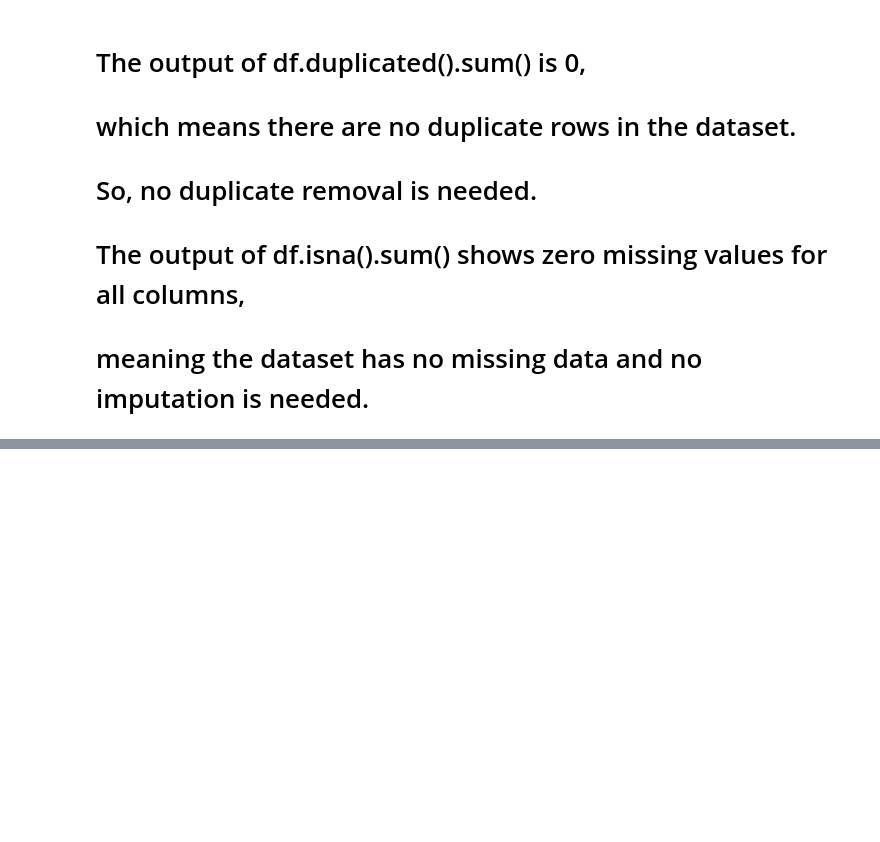
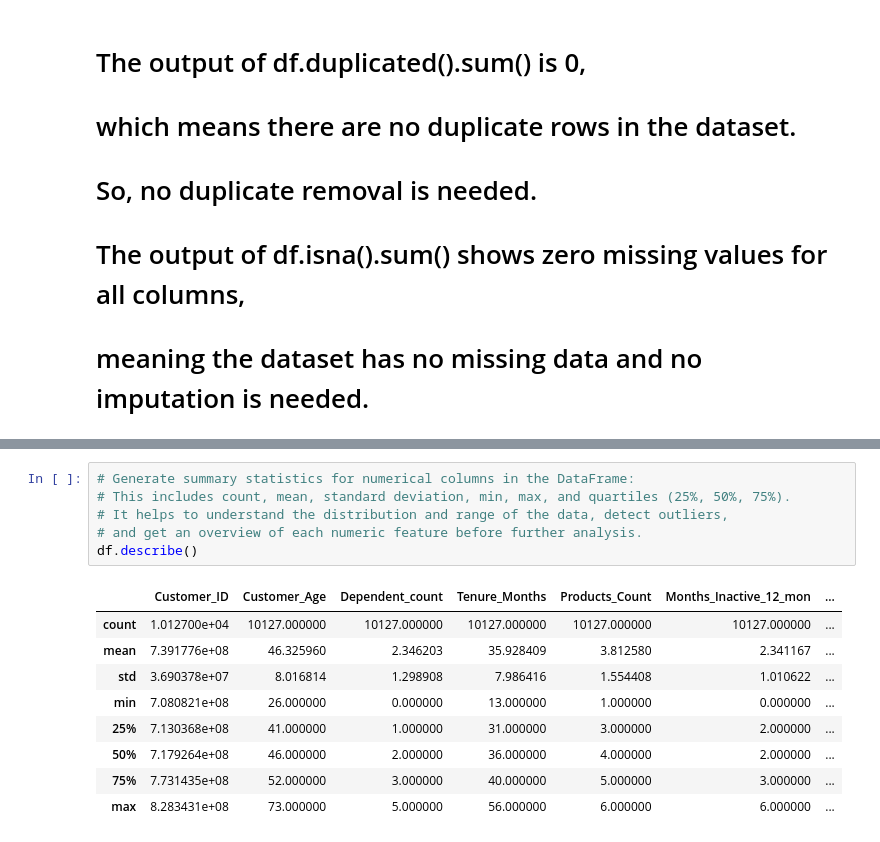
Before and after one commit to CeliaPires/Credit-Card, a Jupyter notebook: jupyter_notebooks/01_etl_pipeline.ipynb, the cells around one changed output, grey strips where cells are left out. Saved outputs shown, nothing was run; the diff lists cells and outputs as text; blank space fills up the shorter version.

```diff
--- a/jupyter_notebooks/01_etl_pipeline.ipynb
+++ b/jupyter_notebooks/01_etl_pipeline.ipynb
@@ -170,0 +245,16 @@ np.int64(0)
+# %%
+# Generate summary statistics for numerical columns in the DataFrame:
+# This includes count, mean, standard deviation, min, max, and quartiles (25%, 50%, 75%).
+# It helps to understand the distribution and range of the data, detect outliers,
+# and get an overview of each numeric feature before further analysis.
+df.describe()
+# %% [output]
+|  | Customer_ID | Customer_Age | Dependent_count | Tenure_Months | Products_Count | Months_Inactive_12_mon | ... |
+| count | 1.012700e+04 | 10127.000000 | 10127.000000 | 10127.000000 | 10127.000000 | 10127.000000 | ... |
+| mean | 7.391776e+08 | 46.325960 | 2.346203 | 35.928409 | 3.812580 | 2.341167 | ... |
+| std | 3.690378e+07 | 8.016814 | 1.298908 | 7.986416 | 1.554408 | 1.010622 | ... |
+| min | 7.080821e+08 | 26.000000 | 0.000000 | 13.000000 | 1.000000 | 0.000000 | ... |
+| 25% | 7.130368e+08 | 41.000000 | 1.000000 | 31.000000 | 3.000000 | 2.000000 | ... |
+| 50% | 7.179264e+08 | 46.000000 | 2.000000 | 36.000000 | 4.000000 | 2.000000 | ... |
+| 75% | 7.731435e+08 | 52.000000 | 3.000000 | 40.000000 | 5.000000 | 3.000000 | ... |
+| max | 8.283431e+08 | 73.000000 | 5.000000 | 56.000000 | 6.000000 | 6.000000 | ... |
```
Also changed, not shown: parts of 5 cells of this notebook.
